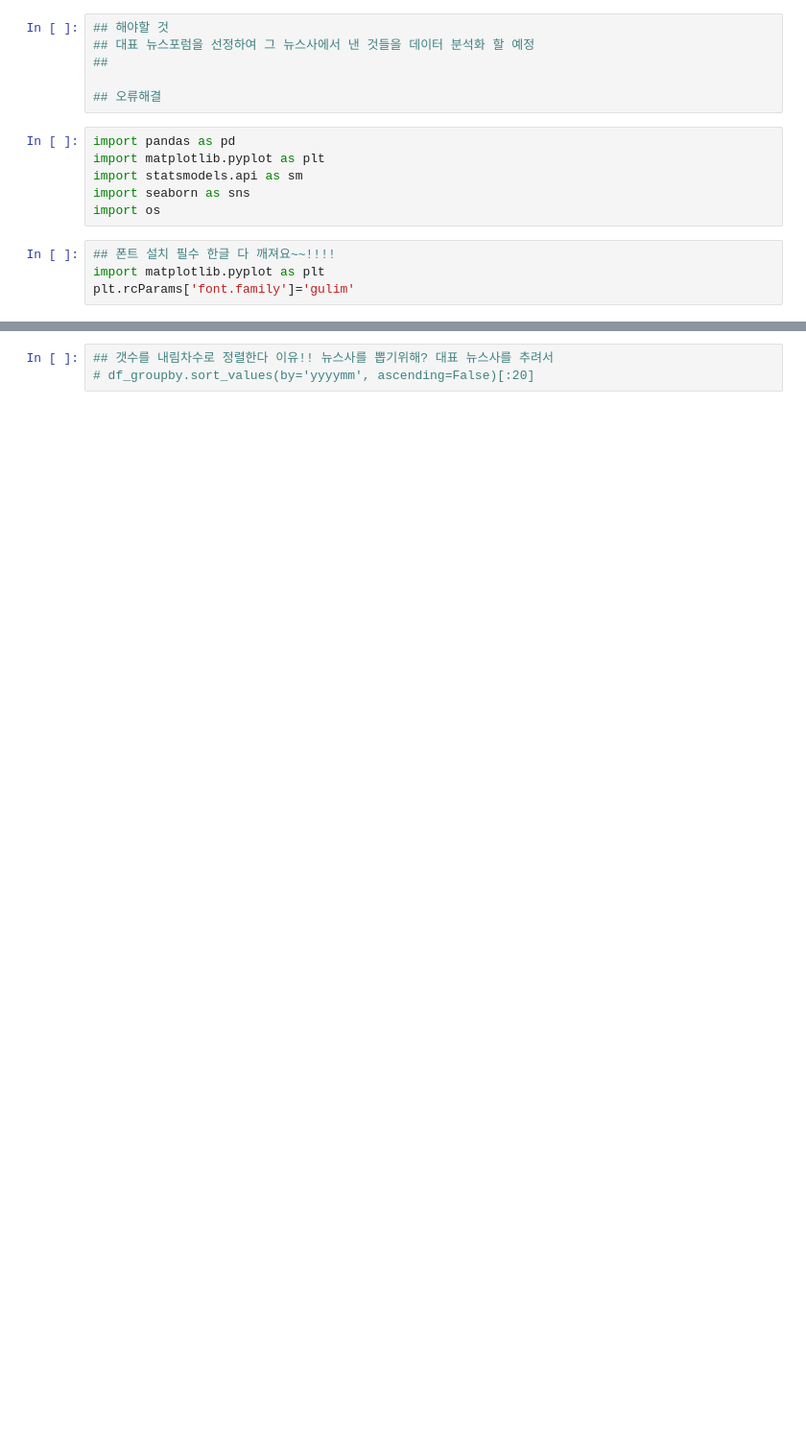
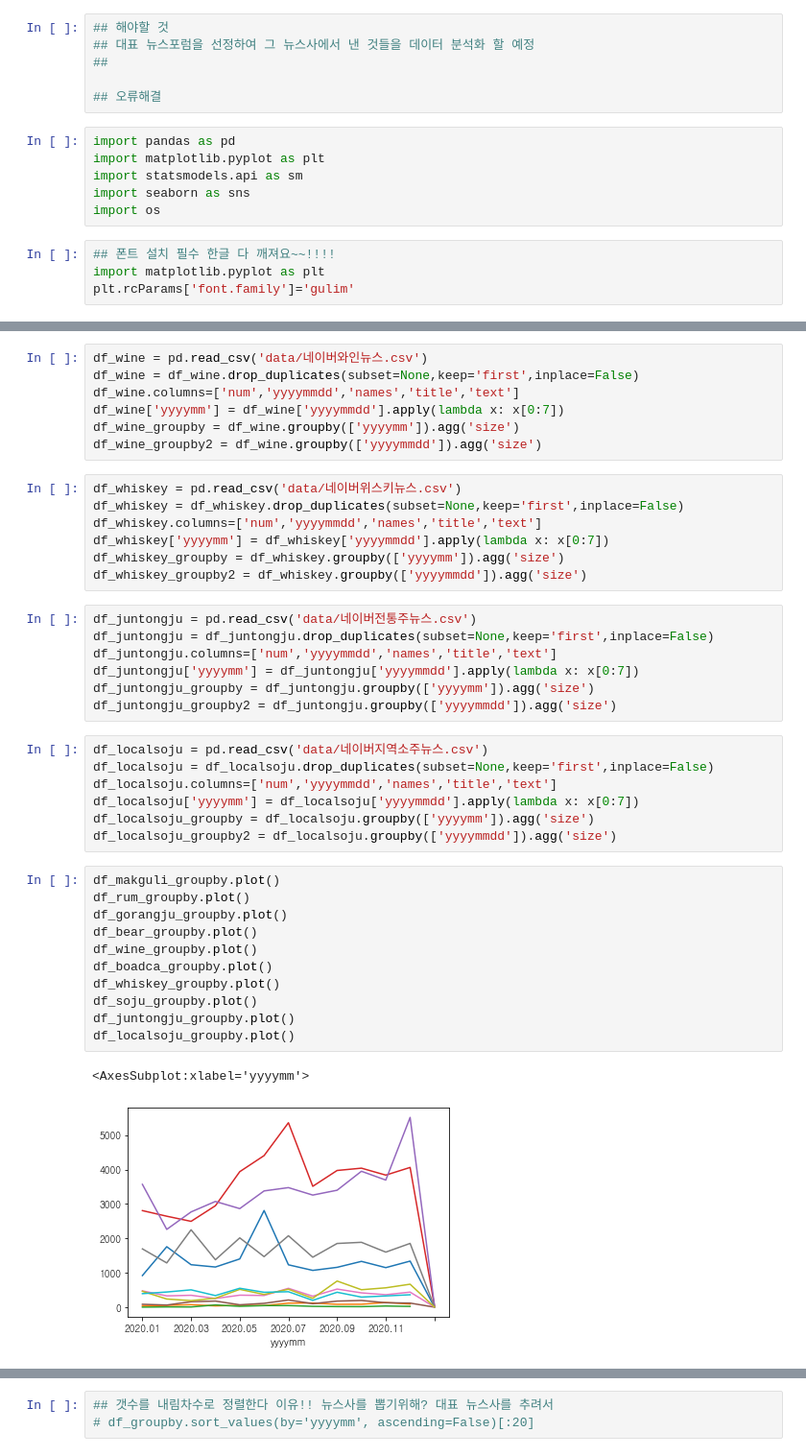
Before and after one commit to BitcampPandamouse/project, a Jupyter notebook: Naver_News_Project/NaverNews_Data_Plot.ipynb, the cells around one changed output, grey strips where cells are left out. Shown: that part at 96% size. Saved outputs shown, nothing was run; the diff lists cells and outputs as text; blank space fills up the shorter version.

```diff
--- a/Naver_News_Project/NaverNews_Data_Plot.ipynb
+++ b/Naver_News_Project/NaverNews_Data_Plot.ipynb
@@ -97,0 +59,42 @@ dtype: int64
+# %%
+df_wine = pd.read_csv('data/네이버와인뉴스.csv')
+df_wine = df_wine.drop_duplicates(subset=None,keep='first',inplace=False)
+df_wine.columns=['num','yyyymmdd','names','title','text']
+df_wine['yyyymm'] = df_wine['yyyymmdd'].apply(lambda x: x[0:7])
+df_wine_groupby = df_wine.groupby(['yyyymm']).agg('size')
+df_wine_groupby2 = df_wine.groupby(['yyyymmdd']).agg('size')
+# %%
+df_whiskey = pd.read_csv('data/네이버위스키뉴스.csv')
+df_whiskey = df_whiskey.drop_duplicates(subset=None,keep='first',inplace=False)
+df_whiskey.columns=['num','yyyymmdd','names','title','text']
+df_whiskey['yyyymm'] = df_whiskey['yyyymmdd'].apply(lambda x: x[0:7])
+df_whiskey_groupby = df_whiskey.groupby(['yyyymm']).agg('size')
+df_whiskey_groupby2 = df_whiskey.groupby(['yyyymmdd']).agg('size')
+# %%
+df_juntongju = pd.read_csv('data/네이버전통주뉴스.csv')
+df_juntongju = df_juntongju.drop_duplicates(subset=None,keep='first',inplace=False)
+df_juntongju.columns=['num','yyyymmdd','names','title','text']
+df_juntongju['yyyymm'] = df_juntongju['yyyymmdd'].apply(lambda x: x[0:7])
+df_juntongju_groupby = df_juntongju.groupby(['yyyymm']).agg('size')
+df_juntongju_groupby2 = df_juntongju.groupby(['yyyymmdd']).agg('size')
+# %%
+df_localsoju = pd.read_csv('data/네이버지역소주뉴스.csv')
+df_localsoju = df_localsoju.drop_duplicates(subset=None,keep='first',inplace=False)
+df_localsoju.columns=['num','yyyymmdd','names','title','text']
+df_localsoju['yyyymm'] = df_localsoju['yyyymmdd'].apply(lambda x: x[0:7])
+df_localsoju_groupby = df_localsoju.groupby(['yyyymm']).agg('size')
+df_localsoju_groupby2 = df_localsoju.groupby(['yyyymmdd']).agg('size')
+# %%
+df_makguli_groupby.plot()
+df_rum_groupby.plot()
+df_gorangju_groupby.plot()
+df_bear_groupby.plot()
+df_wine_groupby.plot()
+df_boadca_groupby.plot()
+df_whiskey_groupby.plot()
+df_soju_groupby.plot()
+df_juntongju_groupby.plot()
+df_localsoju_groupby.plot()
+# %% [output]
+<AxesSubplot:xlabel='yyyymm'>
+[figure, added]
```
Also changed, not shown: parts of 14 cells of this notebook, 4 other files.
